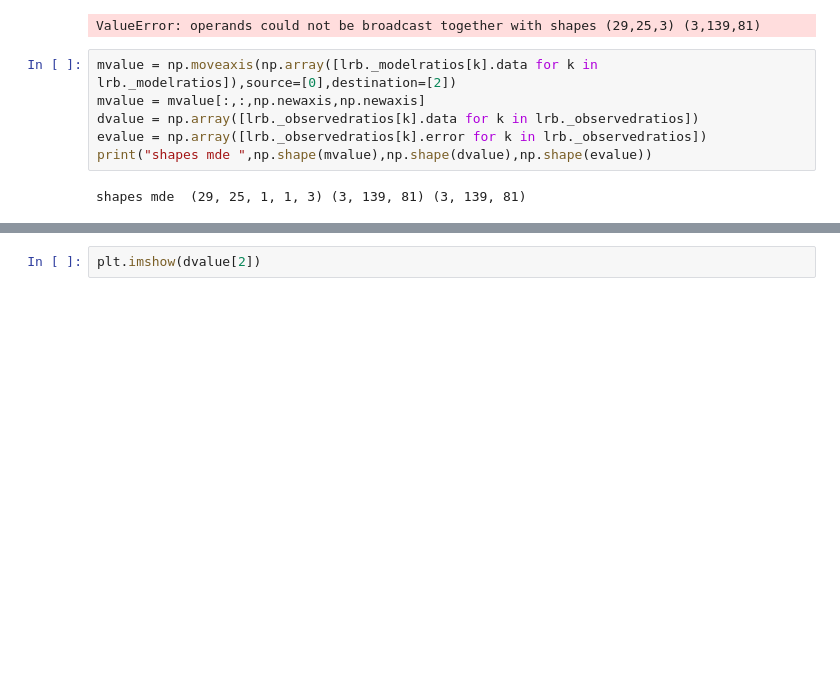
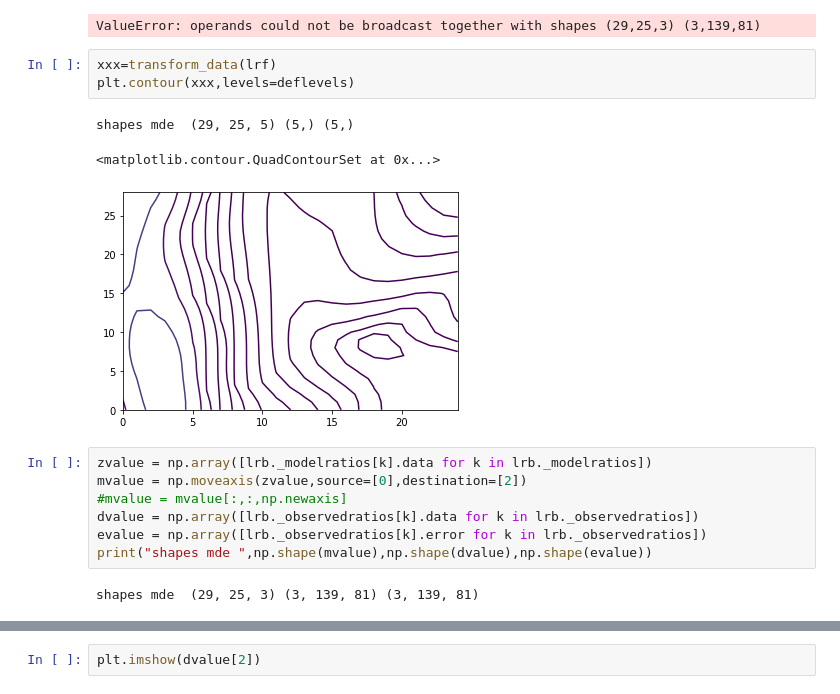
Before and after one commit to mpound/pdrtpy, a Jupyter notebook: Debug.ipynb, the cells around one changed output, grey strips where cells are left out. Cells and saved outputs as stored; diff of their text form; blank space fills up the shorter version.

```diff
--- a/Debug.ipynb
+++ b/Debug.ipynb
@@ -263,11 +239,19 @@ transform_data(lrb)
 # %% [output]
 shapes mde  (29, 25, 3) (3, 139, 81) (3, 139, 81)
 ValueError: operands could not be broadcast together with shapes (29,25,3) (3,139,81)
+# %%
+xxx=transform_data(lrf)
+plt.contour(xxx,levels=deflevels)
+# %% [output]
+shapes mde  (29, 25, 5) (5,) (5,)
+<matplotlib.contour.QuadContourSet at 0x...>
+[figure, added]
 # %%
-mvalue = np.moveaxis(np.array([lrb._modelratios[k].data for k in lrb._modelratios]),source=[0],destination=[2])
-mvalue = mvalue[:,:,np.newaxis,np.newaxis]
+zvalue = np.array([lrb._modelratios[k].data for k in lrb._modelratios])
+mvalue = np.moveaxis(zvalue,source=[0],destination=[2])
+#mvalue = mvalue[:,:,np.newaxis]
 dvalue = np.array([lrb._observedratios[k].data for k in lrb._observedratios])
 evalue = np.array([lrb._observedratios[k].error for k in lrb._observedratios])
 print("shapes mde ",np.shape(mvalue),np.shape(dvalue),np.shape(evalue))
 # %% [output]
-shapes mde  (29, 25, 1, 1, 3) (3, 139, 81) (3, 139, 81)
+shapes mde  (29, 25, 3) (3, 139, 81) (3, 139, 81)
```
Also changed, not shown: parts of 34 cells of this notebook, 1 other file.
